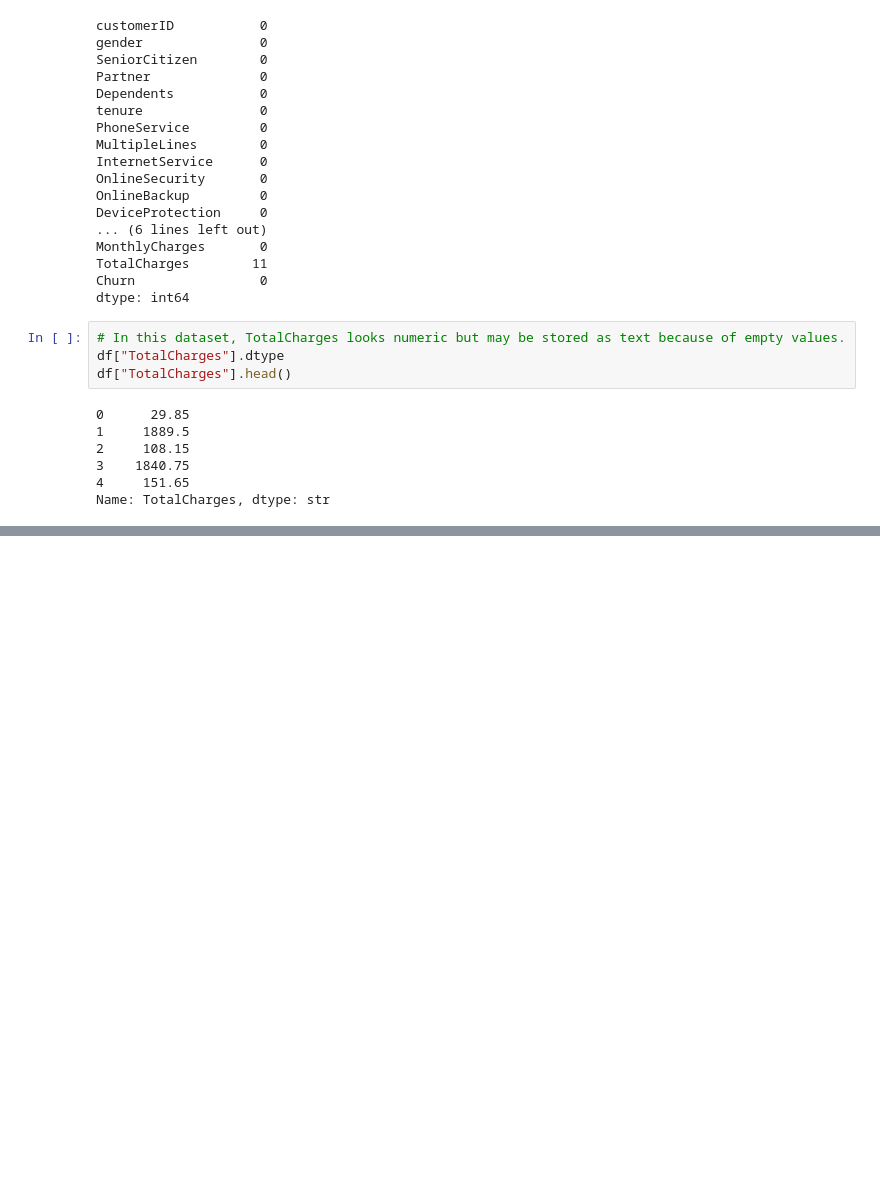
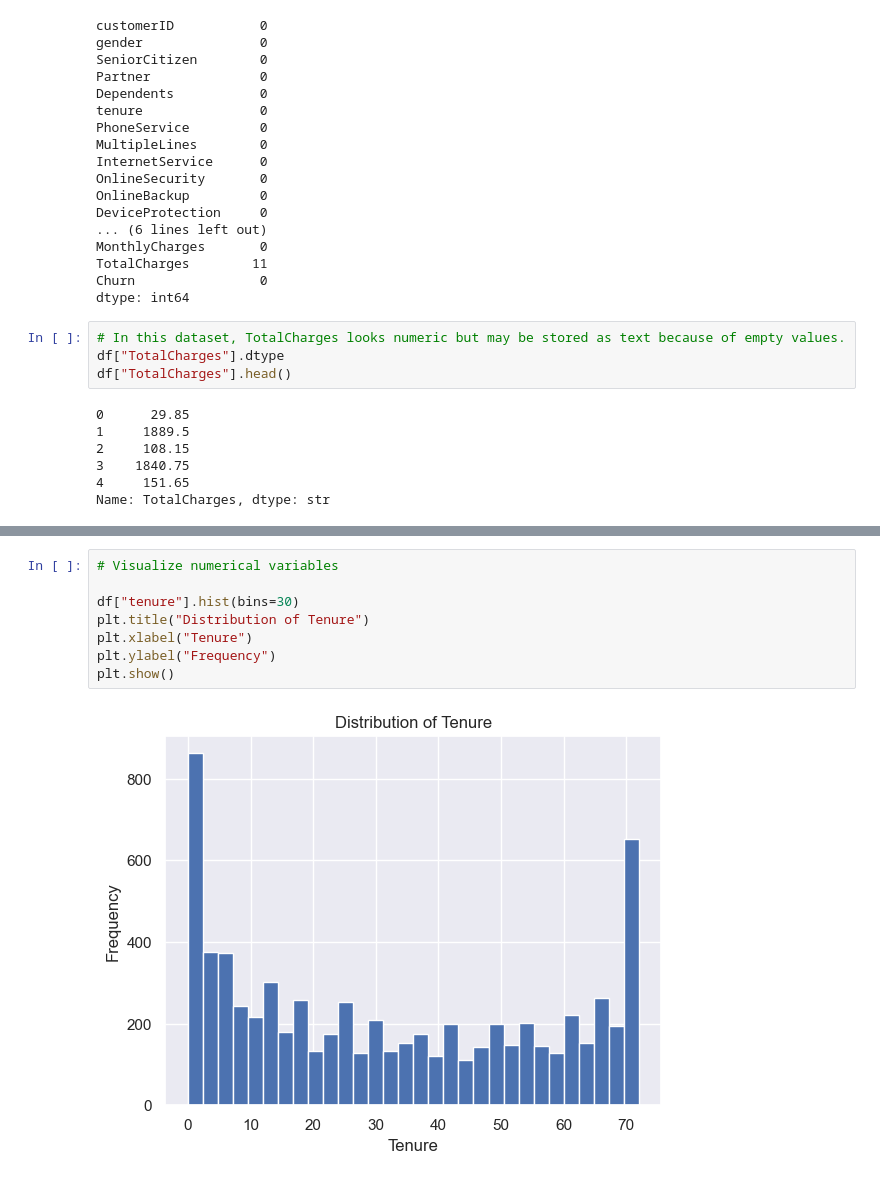
Before and after one commit to OmarJarbou/Customer-Churn, a Jupyter notebook: notebook/01_data_understanding.ipynb, the cells around one changed output, grey strips where cells are left out. Saved outputs shown, nothing was run; the diff lists cells and outputs as text; blank space fills up the shorter version.

```diff
--- a/notebook/01_data_understanding.ipynb
+++ b/notebook/01_data_understanding.ipynb
@@ -133,0 +171,10 @@ Name: TotalCharges, dtype: str
+# %%
+# Visualize numerical variables
+
+df["tenure"].hist(bins=30)
+plt.title("Distribution of Tenure")
+plt.xlabel("Tenure")
+plt.ylabel("Frequency")
+plt.show()
+# %% [output]
+[figure, added]
```
Also changed, not shown: parts of 9 cells of this notebook, 9 other files.
